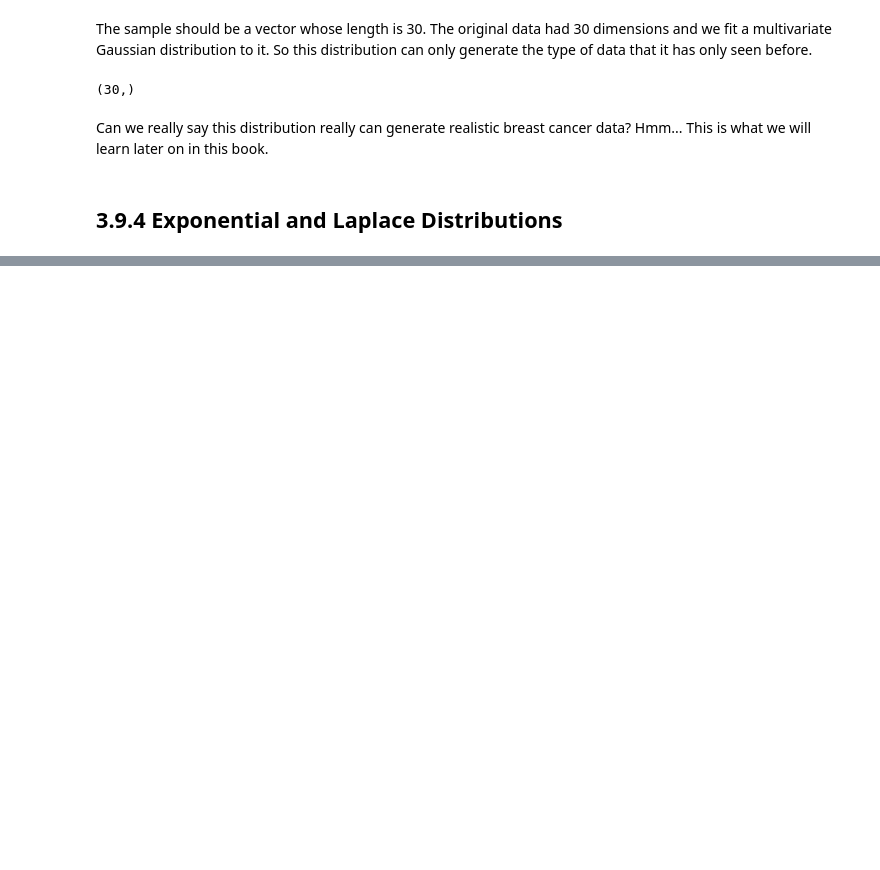
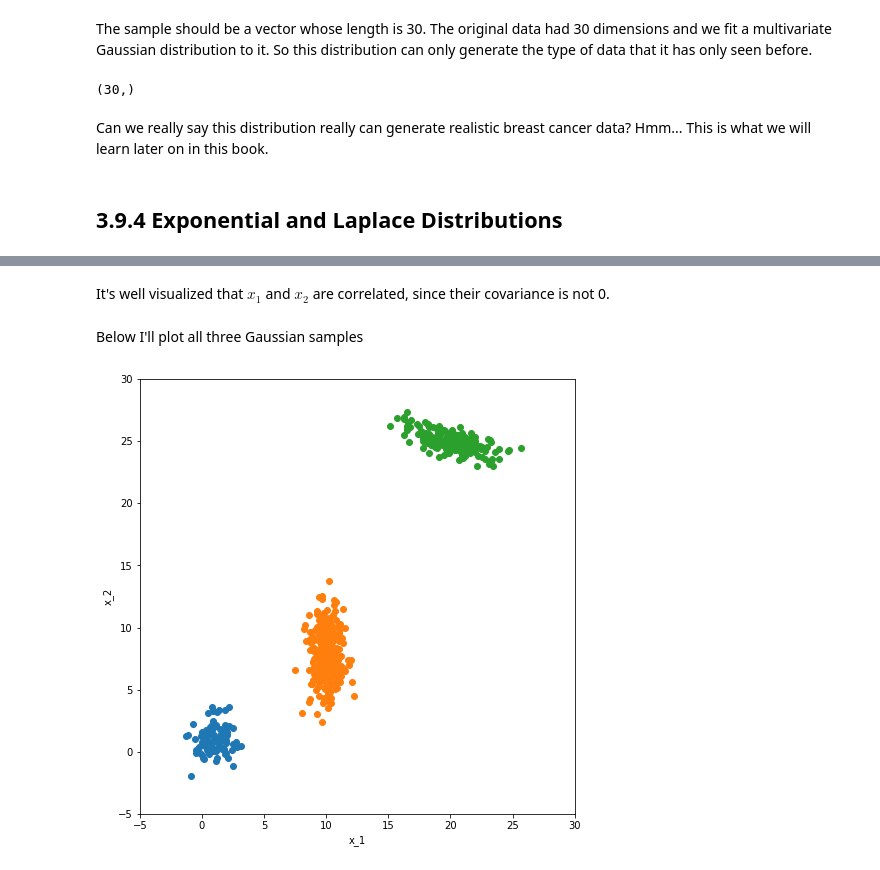
Before and after one commit to tae898/DeepLearning, a Jupyter notebook: Chapter03_Probability_and_Information_Theory.ipynb, the cells around one changed output, grey strips where cells are left out. Drawn from its saved outputs; the diff is of its cells as text; code cells hidden in the pictures; blank space fills up the shorter version.

```diff
--- a/Chapter03_Probability_and_Information_Theory.ipynb
+++ b/Chapter03_Probability_and_Information_Theory.ipynb
@@ -997,0 +1105,16 @@ Can we really say this distribution really can generate realistic breast cancer
+# %% [markdown]
+It's well visualized that $x_1$ and $x_2$ are correlated, since their covariance is not 0.
+# %% [markdown]
+Below I'll plot all three Gaussian samples
+# %%
+plt.figure(figsize=(8,8));
+plt.scatter(samples_1[:,0], samples_1[:,1]);
+plt.scatter(samples_2[:,0], samples_2[:,1]);
+plt.scatter(samples_3[:,0], samples_3[:,1]);
+plt.axis('scaled');
+plt.xlim(-5, 30);
+plt.ylim(-5, 30);
+plt.xlabel('x_1');
+plt.ylabel('x_2');
+# %% [output]
+[figure, added]
```
Also changed, not shown: parts of 133 cells of this notebook.
